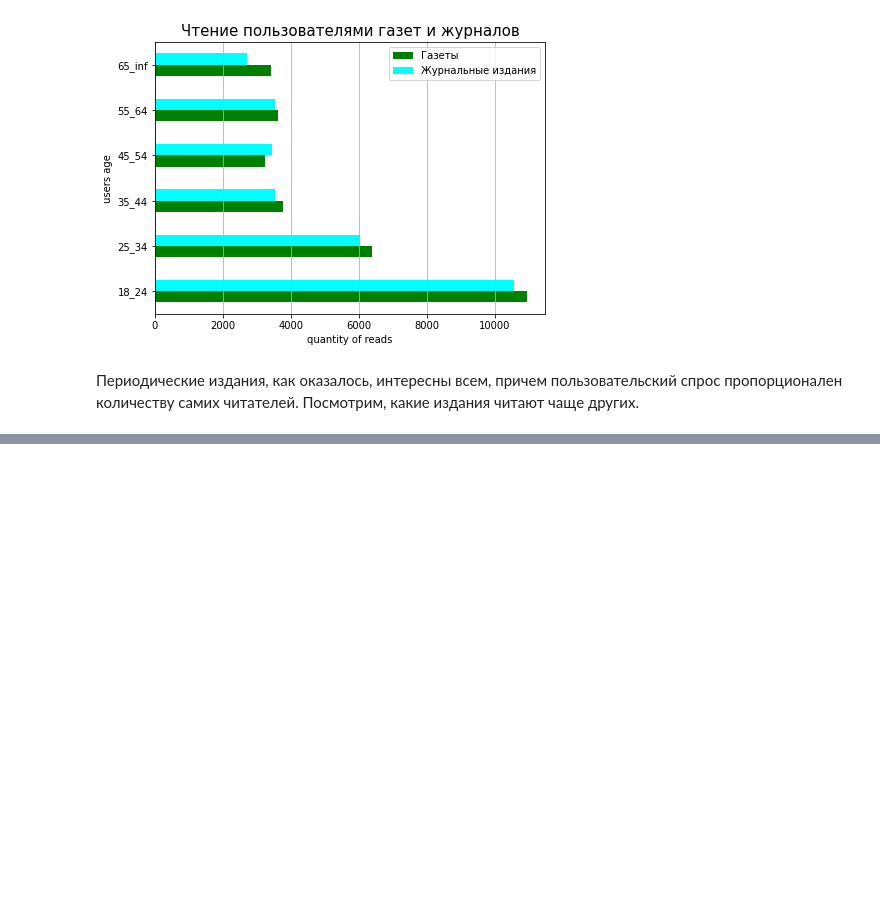
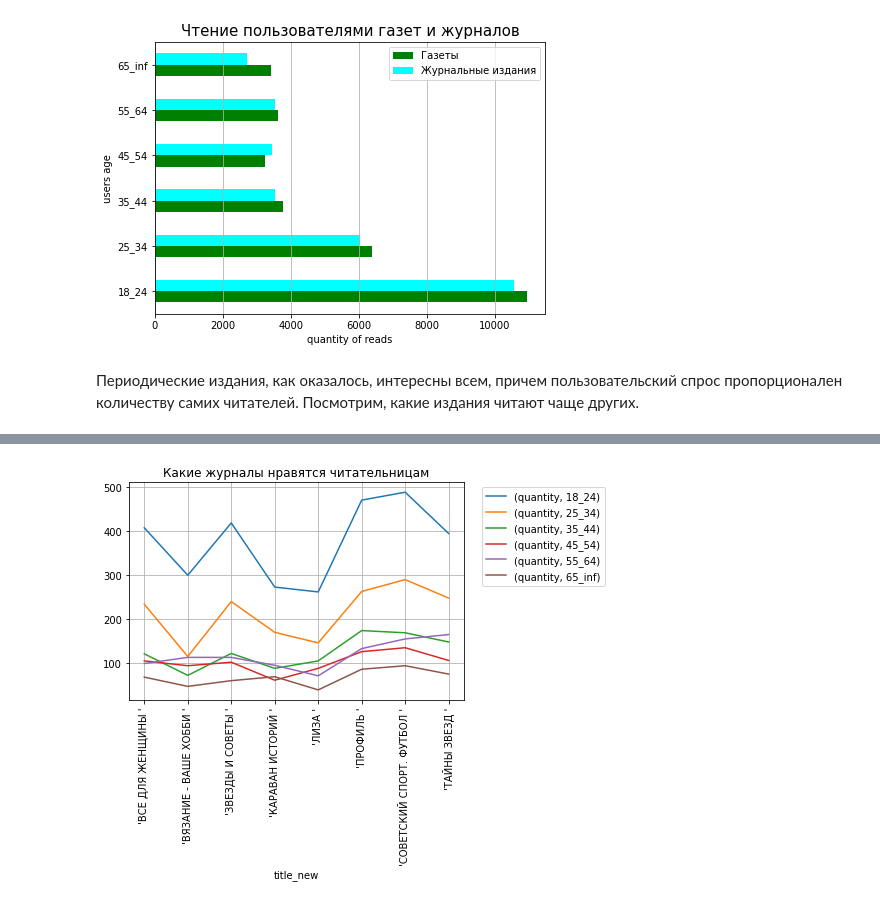
Before and after one commit to OlgaTer/diploma, a Jupyter notebook: diploma.ipynb, the cells around one changed output, grey strips where cells are left out. Drawn from its saved outputs; the diff is of its cells as text; code cells hidden in the pictures; blank space fills up the shorter version.

```diff
--- a/diploma.ipynb
+++ b/diploma.ipynb
@@ -3452,0 +3458,11 @@ jour_800 = ["'ПРОФИЛЬ '","'ЗВЕЗДЫ И СОВЕТЫ '","'ВСЕ ДЛ
+# %%
+# и популярных журналов
+
+jour_top = ["'СОВЕТСКИЙ СПОРТ. ФУТБОЛ '",
+"'ПРОФИЛЬ '",
+"'ТАЙНЫ ЗВЕЗД '",
+"'ЗВЕЗДЫ И СОВЕТЫ '",
+"'ВСЕ ДЛЯ ЖЕНЩИНЫ '",
+"'КАРАВАН ИСТОРИЙ '",
+"'ВЯЗАНИЕ - ВАШЕ ХОББИ '",
+"'ЛИЗА '"]
@@ -3452,0 +3554,7 @@ jour_800 = ["'ПРОФИЛЬ '","'ЗВЕЗДЫ И СОВЕТЫ '","'ВСЕ ДЛ
+# %%
+# выделим данные по самым читаемым журналам и читателям-женщинам
+
+jour_group_women = df_data_all_newspaper_journal\
+        .loc[(df_data_all_newspaper_journal['title_new'].isin(jour_top)) & (df_data_all_newspaper_journal['sex_all']==0)]
+
+jour_group_women
@@ -3452,0 +3575,18 @@ jour_800 = ["'ПРОФИЛЬ '","'ЗВЕЗДЫ И СОВЕТЫ '","'ВСЕ ДЛ
+# %%
+# сгруппируем значения по возрасту
+
+jour_top_women = jour_group_women.groupby(['title_new','age'])\
+                    .count().rename(columns={'title': 'quantity'})[['quantity']]
+
+jour_top_women.to_csv('jour_top_women.csv', index=False)
+# %%
+# построим график
+
+jour_top_women.unstack('age').plot(rot=90)
+plt.title('Какие журналы нравятся читательницам')
+
+# вынесем легенду за рамки графика
+plt.legend(bbox_to_anchor=(1.04,1), loc="upper left")
+plt.grid()
+# %% [output]
+[figure, added]
```
Also changed, not shown: parts of 133 cells of this notebook.
